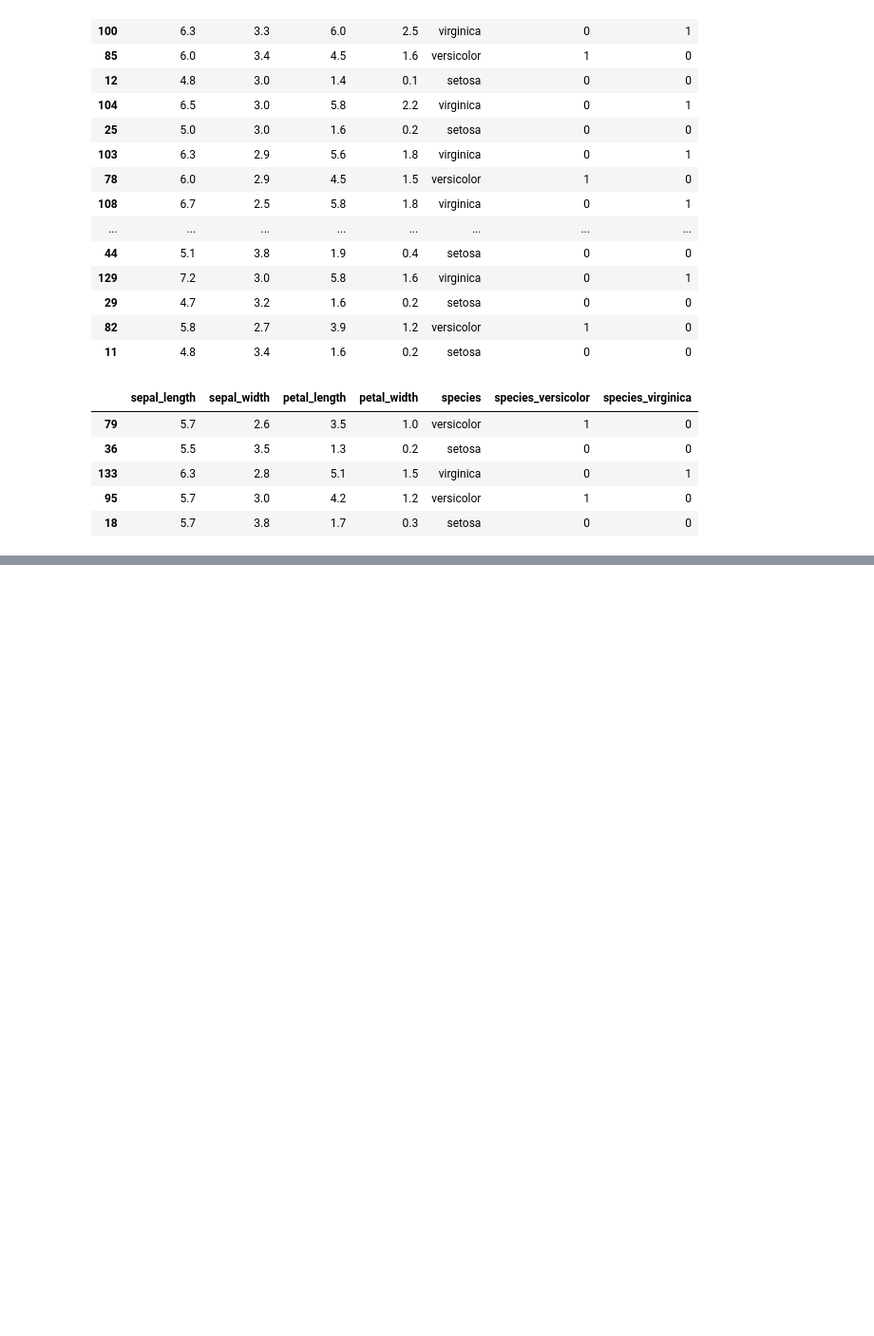
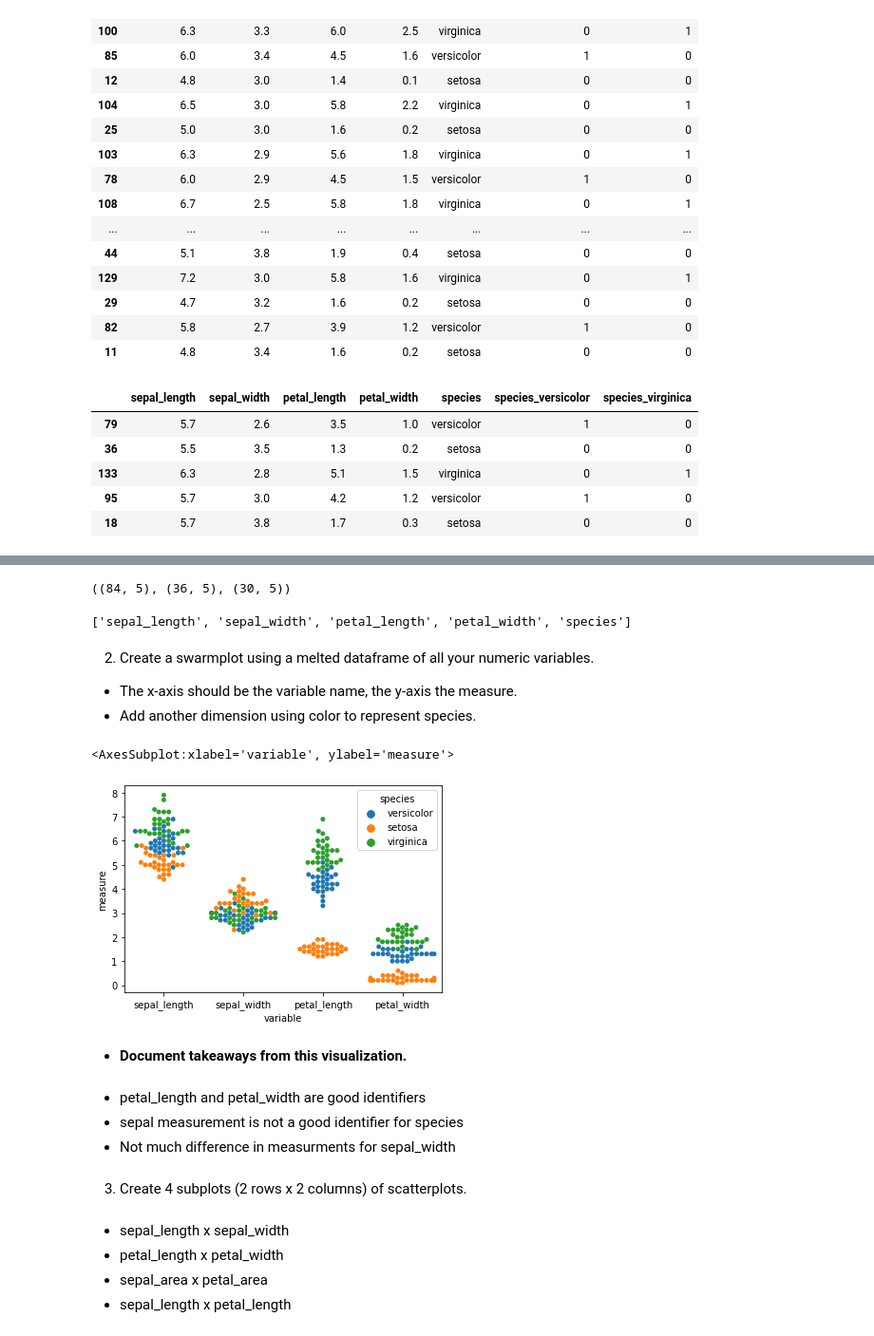
Before and after one commit to brandonjbryant/classification-exercises, a Jupyter notebook: classification-exercises.ipynb, the cells around one changed output, grey strips where cells are left out. Shown at 95% size. Saved outputs shown, nothing was run; the diff lists cells and outputs as text; code cells hidden in the pictures; blank space fills up the shorter version.

```diff
--- a/classification-exercises.ipynb
+++ b/classification-exercises.ipynb
@@ -635,0 +659,2 @@ train.head()
+# %%
+df.drop(columns=['species_versicolor','species_virginica'], inplace=True)
@@ -635,0 +673,12 @@ train.head()
+# %%
+def train_validate_test_split(df, seed=123):
+    train_and_validate, test = train_test_split(
+        df, test_size=0.2, random_state=seed, stratify=df.species
+    )
+    train, validate = train_test_split(
+        train_and_validate,
+        test_size=0.3,
+        random_state=seed,
+        stratify=train_and_validate.species,
+    )
+    return train, validate, test
@@ -635,0 +687,34 @@ train.head()
+# %%
+train, validate, test = train_validate_test_split(df)
+# %%
+train.shape, validate.shape, test.shape
+# %% [output]
+((84, 5), (36, 5), (30, 5))
+# %%
+list(train.columns)
+# %% [output]
+['sepal_length', 'sepal_width', 'petal_length', 'petal_width', 'species']
+# %% [markdown]
+ 2. Create a swarmplot using a melted dataframe of all your numeric variables.
+* The x-axis should be the variable name, the y-axis the measure.
+* Add another dimension using color to represent species.
+# %%
+train_melt = train.melt(id_vars='species', var_name='variable', value_name='measure')
+# %%
+sns.swarmplot(data=train_melt, x='variable',y='measure',hue='species')
+# %% [output]
+<AxesSubplot:xlabel='variable', ylabel='measure'>
+[figure, added]
+# %% [markdown]
+* **Document takeaways from this visualization.**
+# %% [markdown]
+* petal_length and petal_width are good identifiers
+* sepal measurement is not a good identifier for species
+* Not much difference in measurments for sepal_width
+# %% [markdown]
+ 3. Create 4 subplots (2 rows x 2 columns) of scatterplots.
+# %% [markdown]
+* sepal_length x sepal_width
+* petal_length x petal_width
+* sepal_area x petal_area
+* sepal_length x petal_length
```
Also changed, not shown: parts of 37 cells of this notebook.
